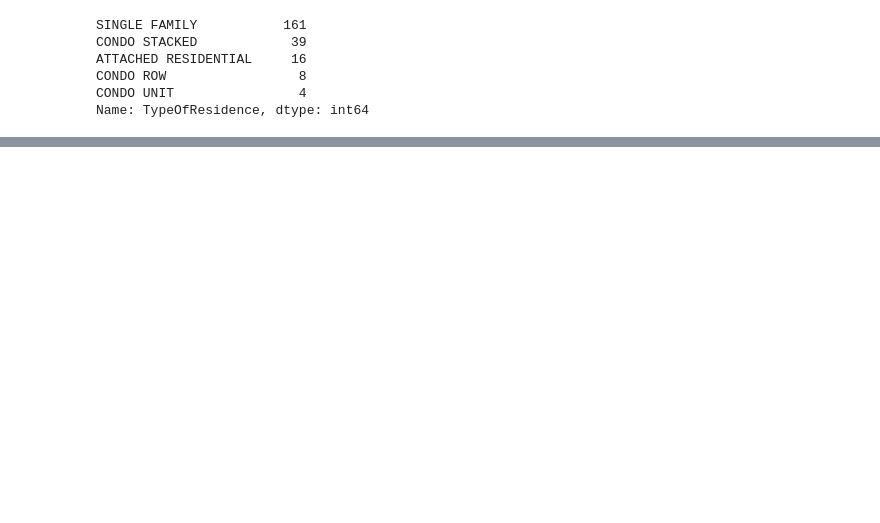
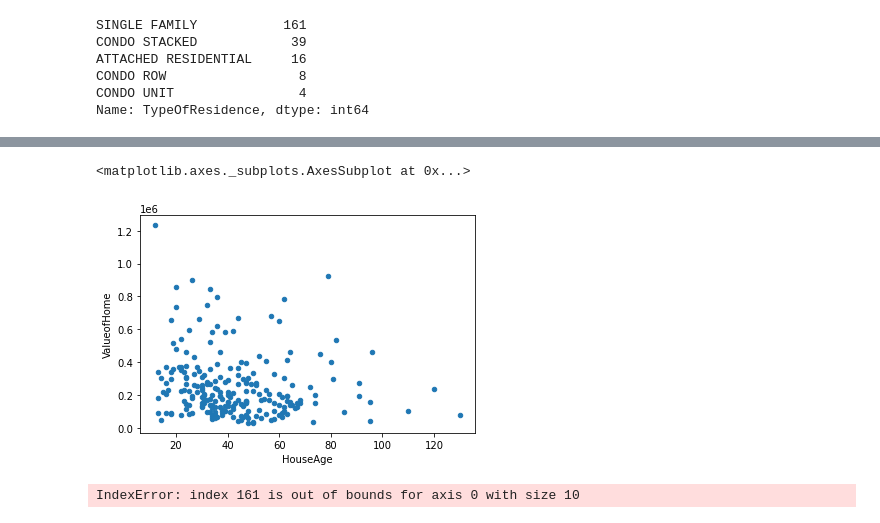
Before and after one commit to ajwu100/GROUP-9-PROJECT-1, a Jupyter notebook: house_attributes.ipynb, the cells around one changed output, grey strips where cells are left out. Drawn from its saved outputs; the diff is of its cells as text; code cells hidden in the pictures; blank space fills up the shorter version.

```diff
--- a/house_attributes.ipynb
+++ b/house_attributes.ipynb
@@ -64,0 +82,3 @@ Name: YearBuilt, Length: 71, dtype: int64
+# %%
+house_age = 2020 - house_df["YearBuilt"]
+house_age
@@ -64,0 +98,3 @@ Name: YearBuilt, Length: 71, dtype: int64
+# %%
+house_df["HouseAge"] = house_age
+house_df
@@ -64,0 +120,11 @@ Name: YearBuilt, Length: 71, dtype: int64
+# %%
+age_plot = house_df.plot.scatter(x="HouseAge", y="ValueofHome")
+age_plot
+# %% [output]
+<matplotlib.axes._subplots.AxesSubplot at 0x...>
+[figure, added]
+# %%
+type_plot = house_df.plot(kind="bar", x="TypeOfResidence", y=house_type)
+type_plot
+# %% [output]
+IndexError: index 161 is out of bounds for axis 0 with size 10
```
Also changed, not shown: parts of 8 cells of this notebook, 1 other file.
